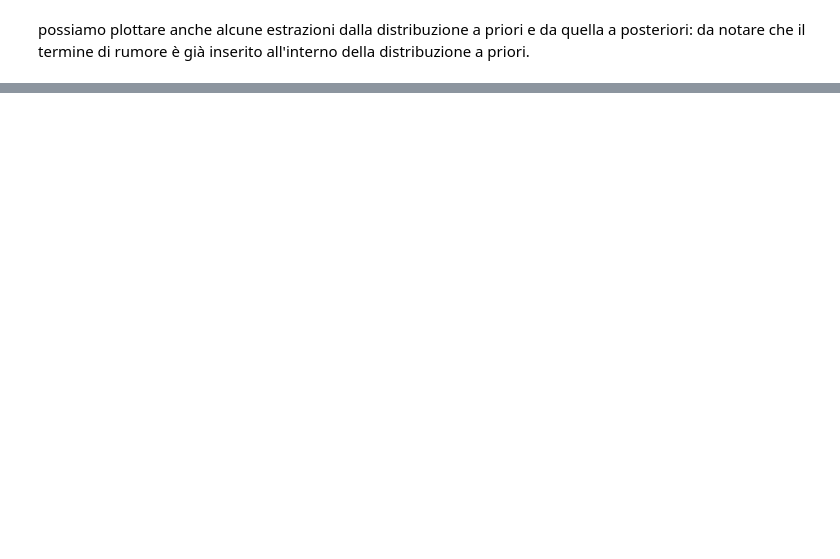
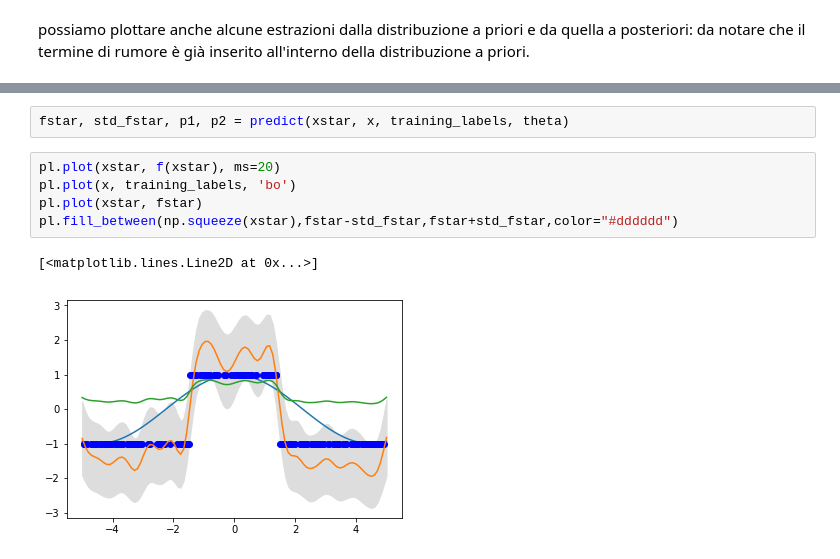
Before and after one commit to filippocastelli/GPnet, a Jupyter notebook: report_notebook.ipynb, the cells around one changed output, grey strips where cells are left out. Drawn from its saved outputs; the diff is of its cells as text; blank space fills up the shorter version.

```diff
--- a/report_notebook.ipynb
+++ b/report_notebook.ipynb
@@ -400,0 +565,10 @@ ylab = pl.ylabel('y')
+# %%
+fstar, std_fstar, p1, p2 = predict(xstar, x, training_labels, theta)
+# %%
+pl.plot(xstar, f(xstar), ms=20)
+pl.plot(x, training_labels, 'bo')
+pl.plot(xstar, fstar)
+pl.fill_between(np.squeeze(xstar),fstar-std_fstar,fstar+std_fstar,color="#dddddd")
+# %% [output]
+[<matplotlib.lines.Line2D at 0x...>]
+[figure, added]
```
Also changed, not shown: parts of 21 cells of this notebook, 1 other file.
